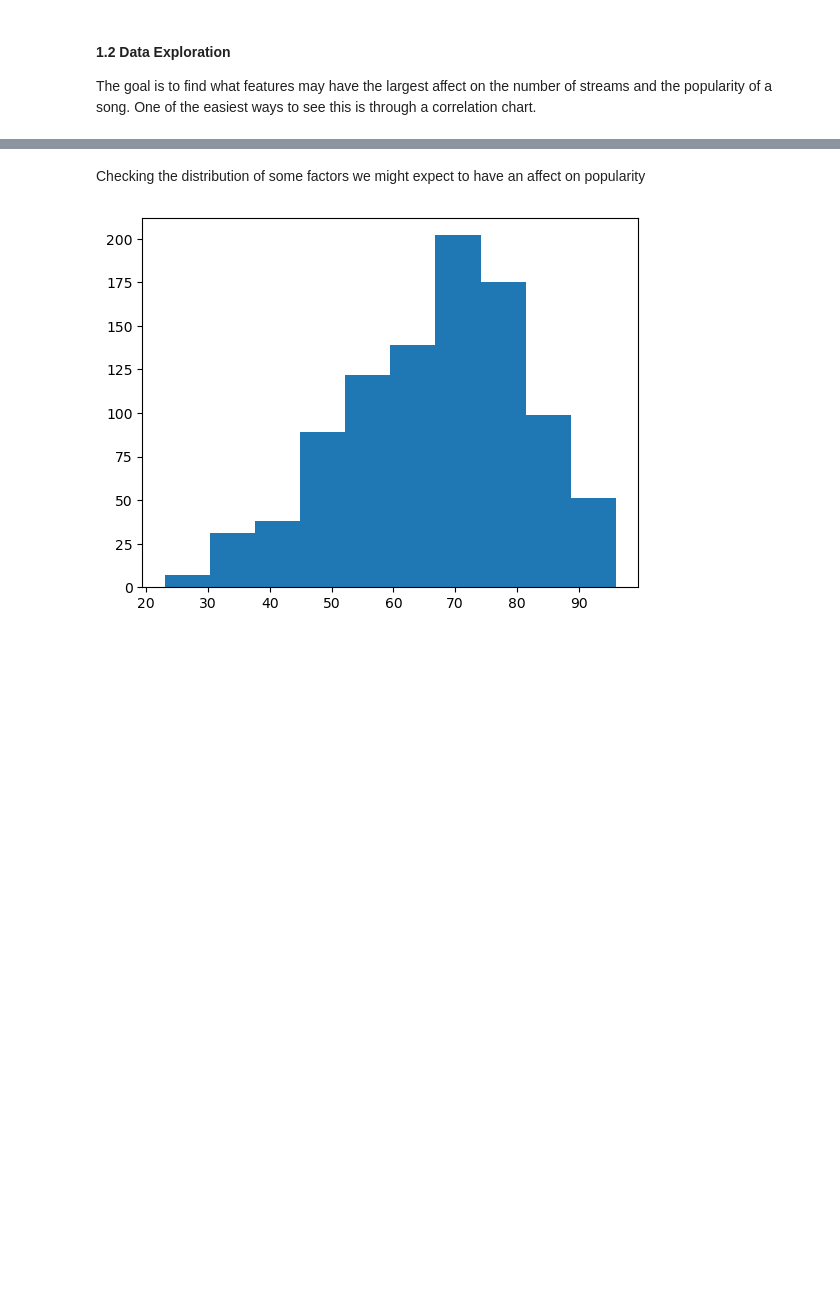
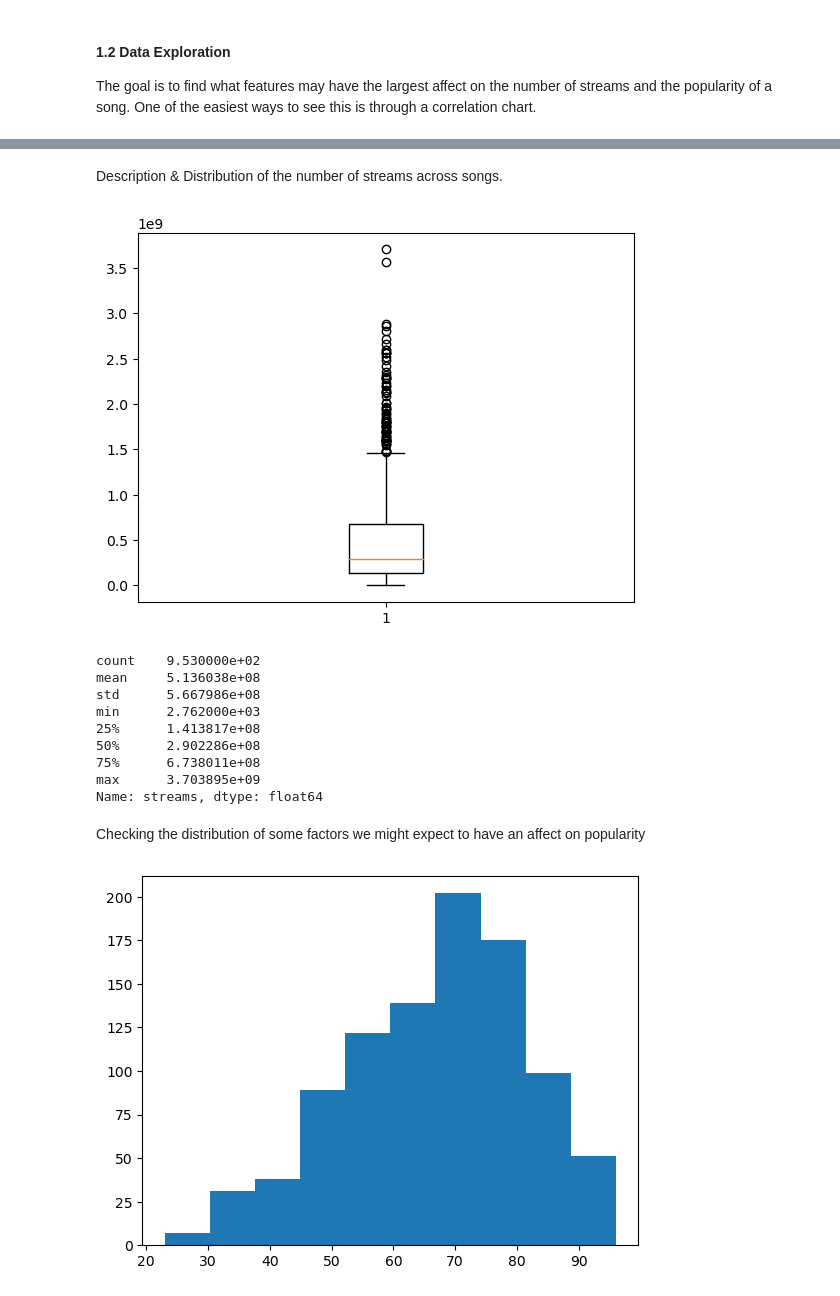
Before and after one commit to StealthAddict/spotify-ml-project, a Jupyter notebook: main.ipynb, the cells around one changed output, grey strips where cells are left out. Saved outputs shown, nothing was run; the diff lists cells and outputs as text; code cells hidden in the pictures; blank space fills up the shorter version.

```diff
--- a/main.ipynb
+++ b/main.ipynb
@@ -31,8 +31,7 @@ Impute missing values
 # %%
 # Fill in NaNs in the key column with C and the NaNs in in_shazam_charts with 0
 data['key'] = data['key'].fillna("C")
-shazamMean = data['in_shazam_charts'].mean(skipna=True)
-data['in_shazam_charts'] = data['in_shazam_charts'].fillna(shazamMean)
+data['in_shazam_charts'] = data['in_shazam_charts'].fillna(0).astype('int')
 
 # Ensure no more NaNs in data
 data.isnull().values.any()
@@ -116,3 +101,21 @@ data.iloc[:, 14:22].corr()
+# %% [markdown]
+Description & Distribution of the number of streams across songs.
+# %%
+plt.boxplot(data['streams'])
+plt.show()
+
+data['streams'].describe()
+# %% [output]
+[figure, added]
+count    9.530000e+02
+mean     5.136038e+08
+std      5.667986e+08
+min      2.762000e+03
+25%      1.413817e+08
+50%      2.902286e+08
+75%      6.738011e+08
+max      3.703895e+09
+Name: streams, dtype: float64
 # %% [markdown]
 Checking the distribution of some factors we might expect to have an affect on popularity
 # %%
```
Also changed, not shown: parts of 10 cells of this notebook.
